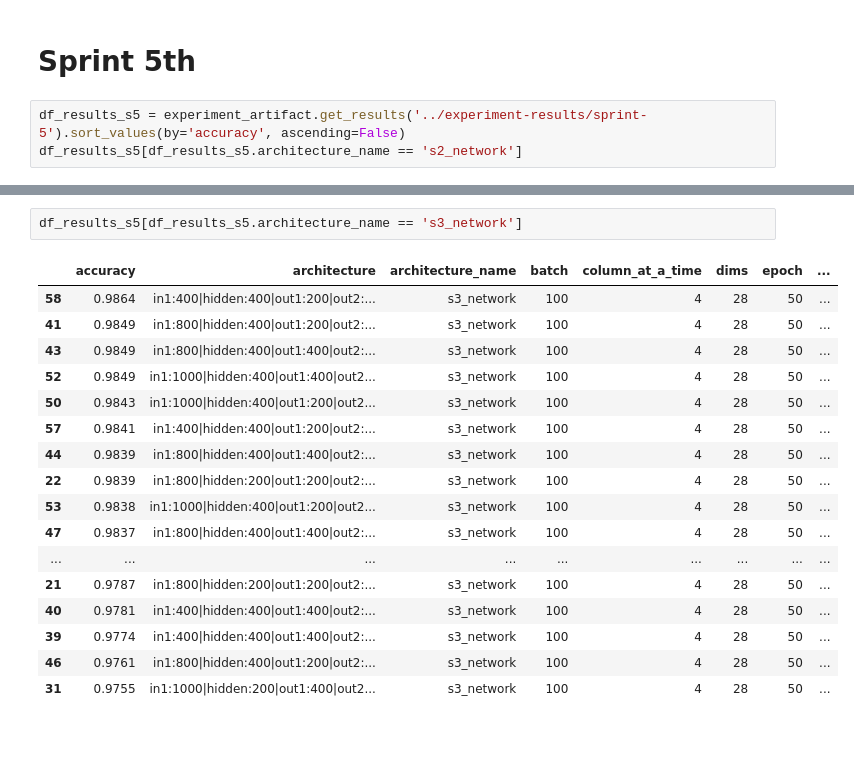
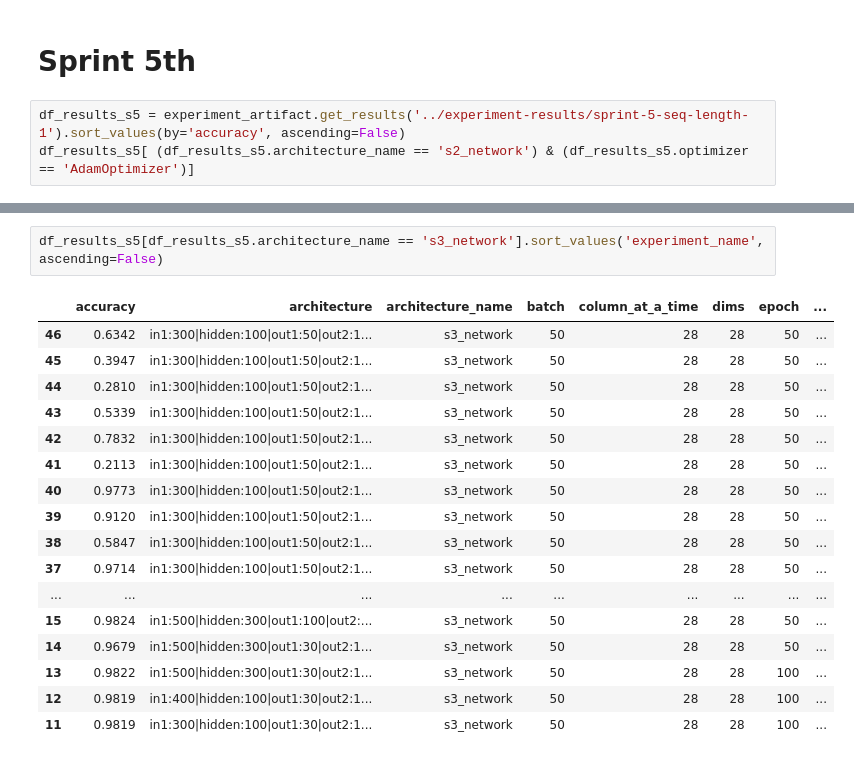
Before and after one commit to p16i/thesis-designing-recurrent-neural-networks-for-explainability, a Jupyter notebook: notebooks/visualize-results.ipynb, the cells around one changed output, grey strips where cells are left out. Cells and saved outputs as stored; diff of their text form.

```diff
--- a/notebooks/visualize-results.ipynb
+++ b/notebooks/visualize-results.ipynb
@@ -90,7 +90,7 @@ df_results_s4[df_results_s4.column_at_a_time == 1][df_results_s4.architecture_na
 # %% [markdown]
 # Sprint 5th
 # %%
-df_results_s5 = experiment_artifact.get_results('../experiment-results/sprint-5').sort_values(by='accuracy', ascending=False)
-df_results_s5[df_results_s5.architecture_name == 's2_network']
+df_results_s5 = experiment_artifact.get_results('../experiment-results/sprint-5-seq-length-1').sort_values(by='accuracy', ascending=False)
+df_results_s5[ (df_results_s5.architecture_name == 's2_network') & (df_results_s5.optimizer == 'AdamOptimizer')]
 # %% [output]
 |  | accuracy | architecture | architecture_name | batch | column_at_a_time | dims | epoch | ... |
@@ -113,20 +113,20 @@ df_results_s5[df_results_s5.architecture_name == 's2_network']
 # %%
-df_results_s5[df_results_s5.architecture_name == 's3_network']
+df_results_s5[df_results_s5.architecture_name == 's3_network'].sort_values('experiment_name', ascending=False)
 # %% [output]
 |  | accuracy | architecture | architecture_name | batch | column_at_a_time | dims | epoch | ... |
-| 58 | 0.9864 | in1:400|hidden:400|out1:200|out2:... | s3_network | 100 | 4 | 28 | 50 | ... |
-| 41 | 0.9849 | in1:800|hidden:400|out1:200|out2:... | s3_network | 100 | 4 | 28 | 50 | ... |
-| 43 | 0.9849 | in1:800|hidden:400|out1:400|out2:... | s3_network | 100 | 4 | 28 | 50 | ... |
-| 52 | 0.9849 | in1:1000|hidden:400|out1:400|out2... | s3_network | 100 | 4 | 28 | 50 | ... |
-| 50 | 0.9843 | in1:1000|hidden:400|out1:200|out2... | s3_network | 100 | 4 | 28 | 50 | ... |
-| 57 | 0.9841 | in1:400|hidden:400|out1:200|out2:... | s3_network | 100 | 4 | 28 | 50 | ... |
-| 44 | 0.9839 | in1:800|hidden:400|out1:400|out2:... | s3_network | 100 | 4 | 28 | 50 | ... |
-| 22 | 0.9839 | in1:800|hidden:200|out1:200|out2:... | s3_network | 100 | 4 | 28 | 50 | ... |
-| 53 | 0.9838 | in1:1000|hidden:400|out1:200|out2... | s3_network | 100 | 4 | 28 | 50 | ... |
-| 47 | 0.9837 | in1:800|hidden:400|out1:400|out2:... | s3_network | 100 | 4 | 28 | 50 | ... |
+| 46 | 0.6342 | in1:300|hidden:100|out1:50|out2:1... | s3_network | 50 | 28 | 28 | 50 | ... |
+| 45 | 0.3947 | in1:300|hidden:100|out1:50|out2:1... | s3_network | 50 | 28 | 28 | 50 | ... |
+| 44 | 0.2810 | in1:300|hidden:100|out1:50|out2:1... | s3_network | 50 | 28 | 28 | 50 | ... |
+| 43 | 0.5339 | in1:300|hidden:100|out1:50|out2:1... | s3_network | 50 | 28 | 28 | 50 | ... |
+| 42 | 0.7832 | in1:300|hidden:100|out1:50|out2:1... | s3_network | 50 | 28 | 28 | 50 | ... |
+| 41 | 0.2113 | in1:300|hidden:100|out1:50|out2:1... | s3_network | 50 | 28 | 28 | 50 | ... |
+| 40 | 0.9773 | in1:300|hidden:100|out1:50|out2:1... | s3_network | 50 | 28 | 28 | 50 | ... |
+| 39 | 0.9120 | in1:300|hidden:100|out1:50|out2:1... | s3_network | 50 | 28 | 28 | 50 | ... |
+| 38 | 0.5847 | in1:300|hidden:100|out1:50|out2:1... | s3_network | 50 | 28 | 28 | 50 | ... |
+| 37 | 0.9714 | in1:300|hidden:100|out1:50|out2:1... | s3_network | 50 | 28 | 28 | 50 | ... |
 | ... | ... | ... | ... | ... | ... | ... | ... | ... |
-| 21 | 0.9787 | in1:800|hidden:200|out1:200|out2:... | s3_network | 100 | 4 | 28 | 50 | ... |
-| 40 | 0.9781 | in1:400|hidden:400|out1:400|out2:... | s3_network | 100 | 4 | 28 | 50 | ... |
-| 39 | 0.9774 | in1:400|hidden:400|out1:400|out2:... | s3_network | 100 | 4 | 28 | 50 | ... |
-| 46 | 0.9761 | in1:800|hidden:400|out1:200|out2:... | s3_network | 100 | 4 | 28 | 50 | ... |
-| 31 | 0.9755 | in1:1000|hidden:200|out1:400|out2... | s3_network | 100 | 4 | 28 | 50 | ... |
+| 15 | 0.9824 | in1:500|hidden:300|out1:100|out2:... | s3_network | 50 | 28 | 28 | 50 | ... |
+| 14 | 0.9679 | in1:500|hidden:300|out1:30|out2:1... | s3_network | 50 | 28 | 28 | 50 | ... |
+| 13 | 0.9822 | in1:500|hidden:300|out1:30|out2:1... | s3_network | 50 | 28 | 28 | 100 | ... |
+| 12 | 0.9819 | in1:400|hidden:100|out1:30|out2:1... | s3_network | 50 | 28 | 28 | 100 | ... |
+| 11 | 0.9819 | in1:300|hidden:100|out1:30|out2:1... | s3_network | 50 | 28 | 28 | 100 | ... |
```
Also changed, not shown: parts of 3 cells of this notebook, 1 other file.
